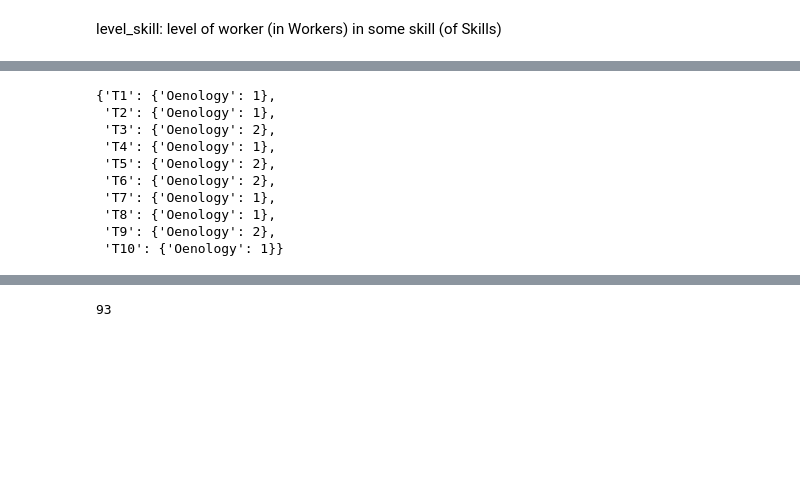
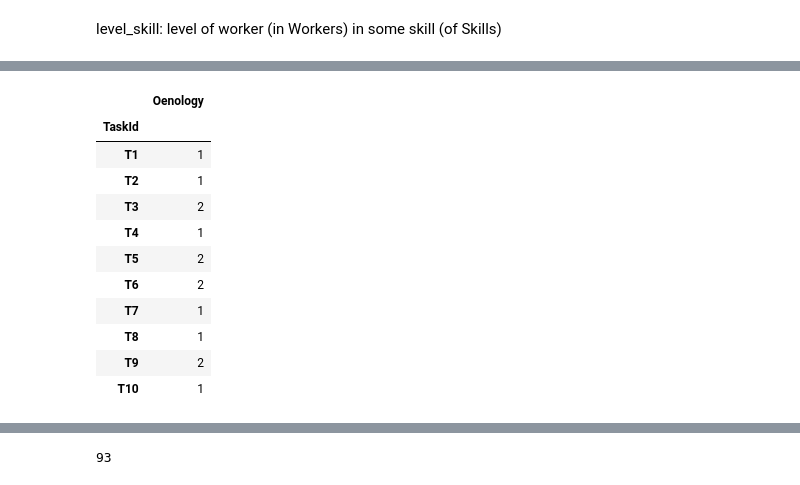
Before and after one commit to EmeraldMP/ST7-OSTP, a Jupyter notebook: Partie1.ipynb, the cells around one changed output, grey strips where cells are left out. Cells and saved outputs as stored; diff of their text form; code cells hidden in the pictures; blank space fills up the shorter version.

```diff
--- a/Partie1.ipynb
+++ b/Partie1.ipynb
@@ -120,18 +185,19 @@ s = df_Task['Skill'].to_dict()
 # %%
 # Level requierd by task i on the skill s
 df_aux = pd.DataFrame()
 for skill in Skills:
     df_aux[(skill)] = df_Task.apply(lambda x: x['Level'] if x['Skill'] == skill else 100, axis=1)
-r = df_aux.to_dict('index')
-r
+df_aux
 # %% [output]
-{'T1': {'Oenology': 1},
- 'T2': {'Oenology': 1},
- 'T3': {'Oenology': 2},
- 'T4': {'Oenology': 1},
- 'T5': {'Oenology': 2},
- 'T6': {'Oenology': 2},
- 'T7': {'Oenology': 1},
- 'T8': {'Oenology': 1},
- 'T9': {'Oenology': 2},
- 'T10': {'Oenology': 1}}
+|  | Oenology |
+| TaskId |  |
+| T1 | 1 |
+| T2 | 1 |
+| T3 | 2 |
+| T4 | 1 |
+| T5 | 2 |
+| T6 | 2 |
+| T7 | 1 |
+| T8 | 1 |
+| T9 | 2 |
+| T10 | 1 |
```
Also changed, not shown: parts of 27 cells of this notebook, 1 other file.
